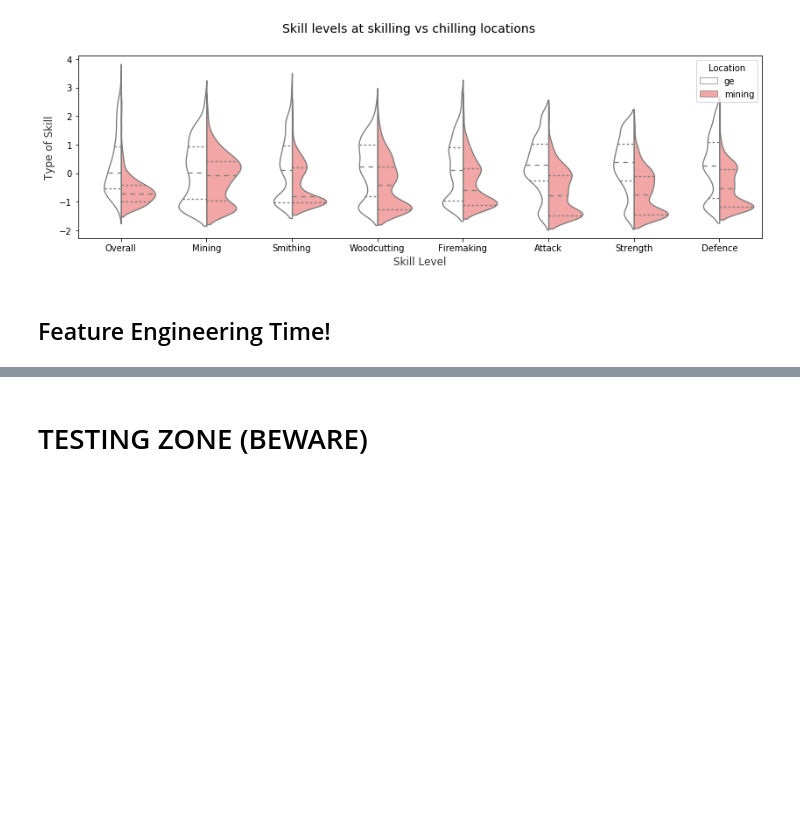
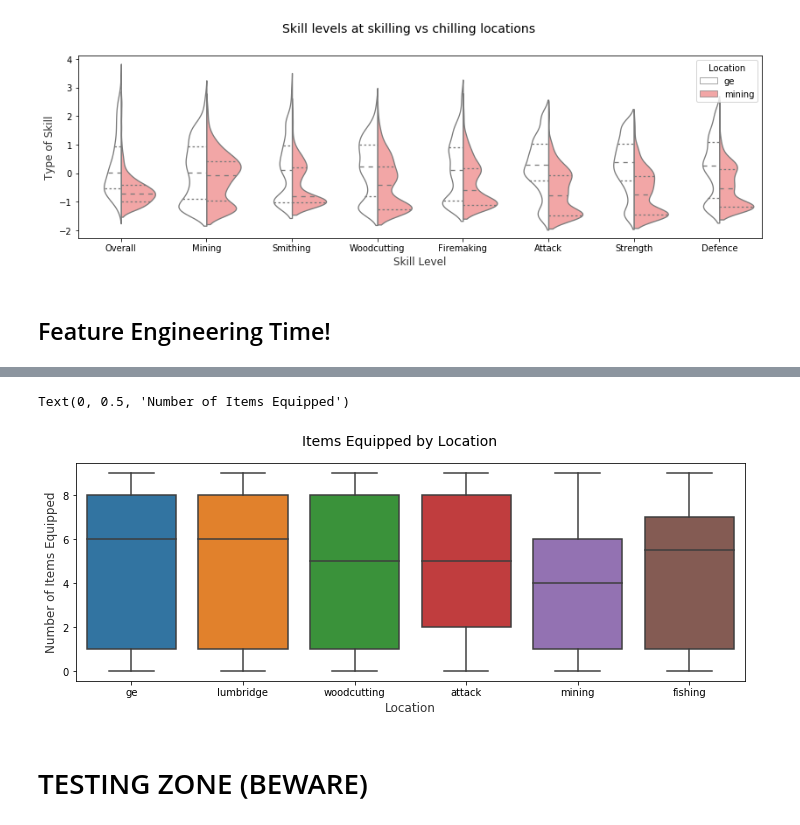
Before and after one commit to chriskok/BotClassification-OSRS, a Jupyter notebook: EDA.ipynb, the cells around one changed output, grey strips where cells are left out. Drawn from its saved outputs; the diff is of its cells as text; code cells hidden in the pictures; blank space fills up the shorter version.

Commit message:
Added equipment count function

```diff
--- a/EDA.ipynb
+++ b/EDA.ipynb
@@ -224,3 +224,5 @@ l = plt.legend(loc='upper right', title='Location')
 [figure]
 # %% [markdown]
 ## Feature Engineering Time!
+# %%
+eng_df = player_df.copy()  # create copy of complete df to engineer features onto
@@ -226,0 +231,11 @@ l = plt.legend(loc='upper right', title='Location')
+# %%
+equip_list = ['helmet', 'cape', 'amulet', 'weapon', 'body', 'sheild','Equip7', 'legs', 'Equip9', 'gloves', 'boots', 'Equip12']
+def count_equipment (row):
+    total_equipment = 0
+    for equip_name in equip_list:
+        if (row[equip_name] != -1):
+            total_equipment += 1
+    return total_equipment
+
+eng_df['equip_count'] = eng_df.apply (lambda row: count_equipment(row), axis=1)
+eng_df.head()
@@ -227,3 +250,14 @@ l = plt.legend(loc='upper right', title='Location')
+# %%
+# Box Plots
+f, (ax) = plt.subplots(1, 1, figsize=(12, 4))
+f.suptitle('Items Equipped by Location', fontsize=14)
+
+sns.boxplot(x="Location", y="equip_count", data=eng_df,  ax=ax)
+ax.set_xlabel("Location",size = 12,alpha=0.8)
+ax.set_ylabel("Number of Items Equipped",size = 12,alpha=0.8)
+# %% [output]
+Text(0, 0.5, 'Number of Items Equipped')
+[figure, added]
 # %% [markdown]
 # TESTING ZONE (BEWARE)
 # %%
```
Also changed, not shown: parts of 6 cells of this notebook.
